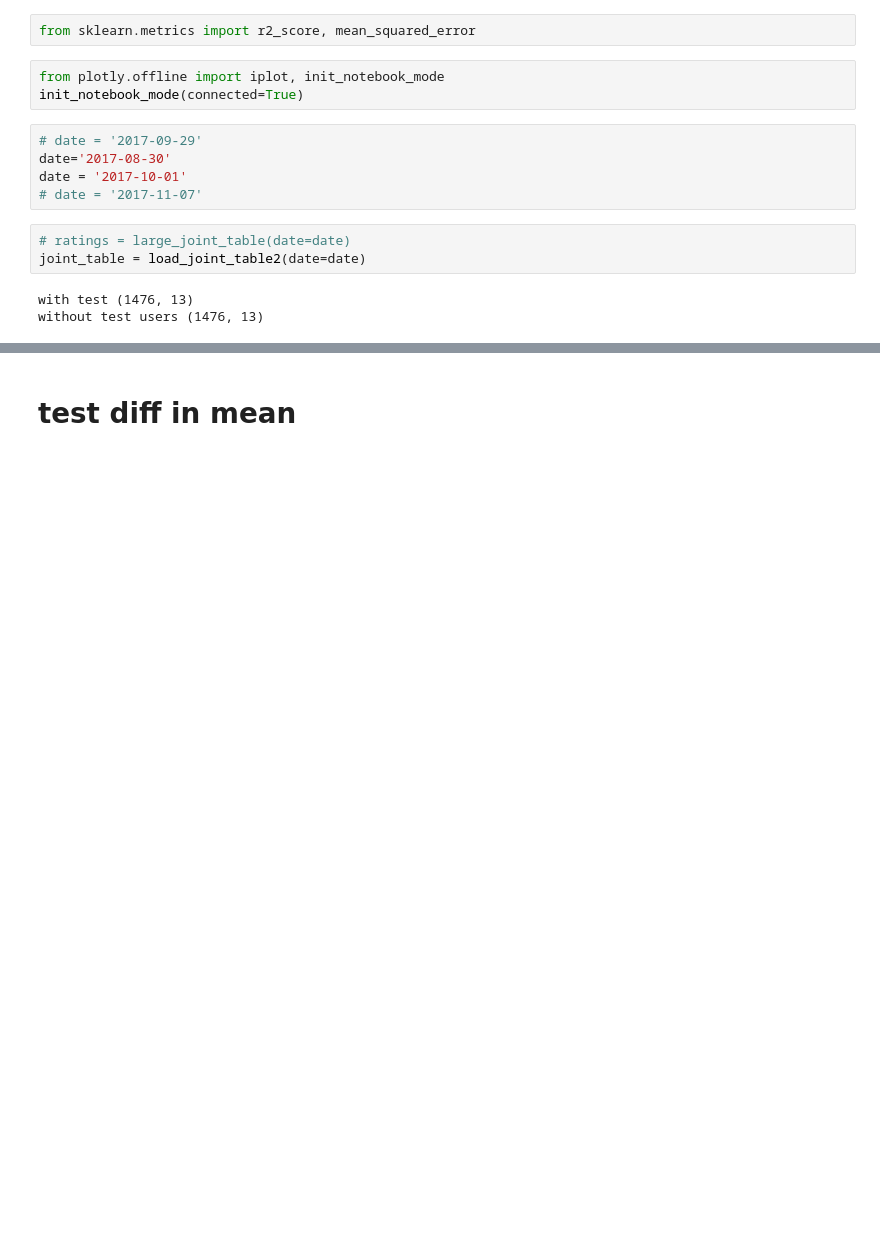
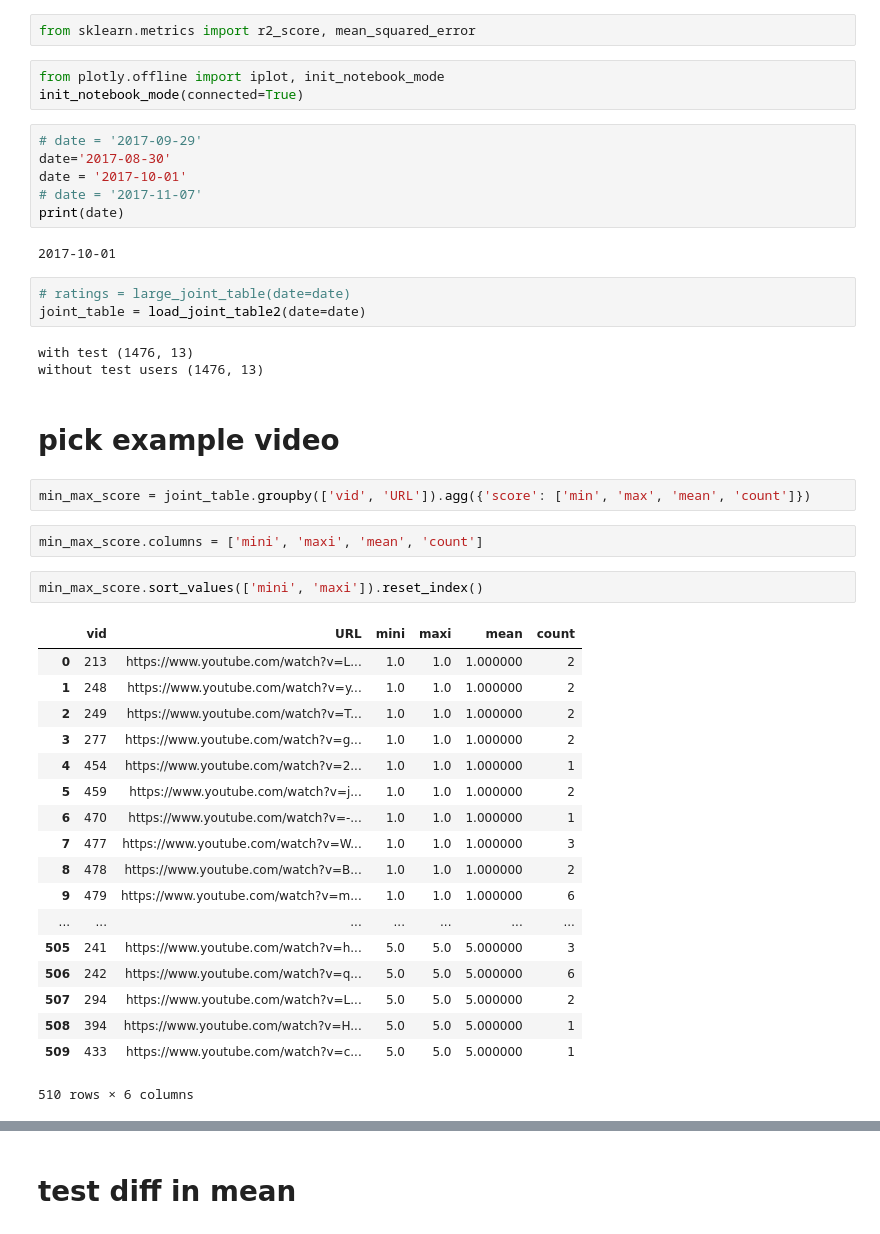
Before and after one commit to JHWu92/Cycling_safety, a Jupyter notebook: rating_platform/Y for ml under various condition.ipynb, the cells around one changed output, grey strips where cells are left out. Saved outputs shown, nothing was run; the diff lists cells and outputs as text; blank space fills up the shorter version.

Commit message:
pick video rating example

```diff
--- a/rating_platform/Y for ml under various condition.ipynb
+++ b/rating_platform/Y for ml under various condition.ipynb
@@ -17,9 +17,39 @@ init_notebook_mode(connected=True)
 date='2017-08-30'
 date = '2017-10-01'
 # date = '2017-11-07'
+print(date)
+# %% [output]
+2017-10-01
 # %%
 # ratings = large_joint_table(date=date)
 joint_table = load_joint_table2(date=date)
 # %% [output]
 with test (1476, 13)
 without test users (1476, 13)
+# %% [markdown]
+# pick example video
+# %%
+min_max_score = joint_table.groupby(['vid', 'URL']).agg({'score': ['min', 'max', 'mean', 'count']})
+# %%
+min_max_score.columns = ['mini', 'maxi', 'mean', 'count']
+# %%
+min_max_score.sort_values(['mini', 'maxi']).reset_index()
+# %% [output]
+|  | vid | URL | mini | maxi | mean | count |
+| 0 | 213 | https://www.youtube.com/watch?v=L... | 1.0 | 1.0 | 1.000000 | 2 |
+| 1 | 248 | https://www.youtube.com/watch?v=y... | 1.0 | 1.0 | 1.000000 | 2 |
+| 2 | 249 | https://www.youtube.com/watch?v=T... | 1.0 | 1.0 | 1.000000 | 2 |
+| 3 | 277 | https://www.youtube.com/watch?v=g... | 1.0 | 1.0 | 1.000000 | 2 |
+| 4 | 454 | https://www.youtube.com/watch?v=2... | 1.0 | 1.0 | 1.000000 | 1 |
+| 5 | 459 | https://www.youtube.com/watch?v=j... | 1.0 | 1.0 | 1.000000 | 2 |
+| 6 | 470 | https://www.youtube.com/watch?v=-... | 1.0 | 1.0 | 1.000000 | 1 |
+| 7 | 477 | https://www.youtube.com/watch?v=W... | 1.0 | 1.0 | 1.000000 | 3 |
+| 8 | 478 | https://www.youtube.com/watch?v=B... | 1.0 | 1.0 | 1.000000 | 2 |
+| 9 | 479 | https://www.youtube.com/watch?v=m... | 1.0 | 1.0 | 1.000000 | 6 |
+| ... | ... | ... | ... | ... | ... | ... |
+| 505 | 241 | https://www.youtube.com/watch?v=h... | 5.0 | 5.0 | 5.000000 | 3 |
+| 506 | 242 | https://www.youtube.com/watch?v=q... | 5.0 | 5.0 | 5.000000 | 6 |
+| 507 | 294 | https://www.youtube.com/watch?v=L... | 5.0 | 5.0 | 5.000000 | 2 |
+| 508 | 394 | https://www.youtube.com/watch?v=H... | 5.0 | 5.0 | 5.000000 | 1 |
+| 509 | 433 | https://www.youtube.com/watch?v=c... | 5.0 | 5.0 | 5.000000 | 1 |
+510 rows × 6 columns
```
Also changed, not shown: parts of 8 cells of this notebook.
